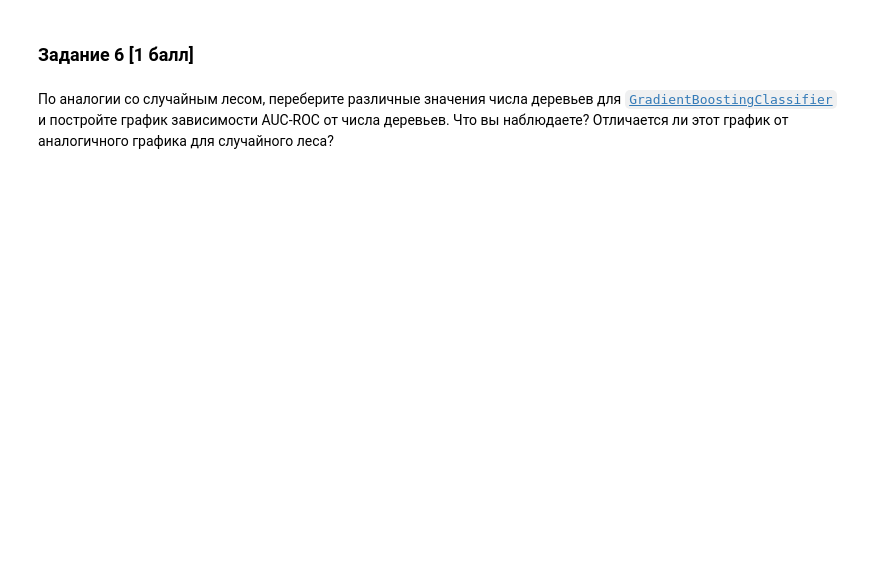
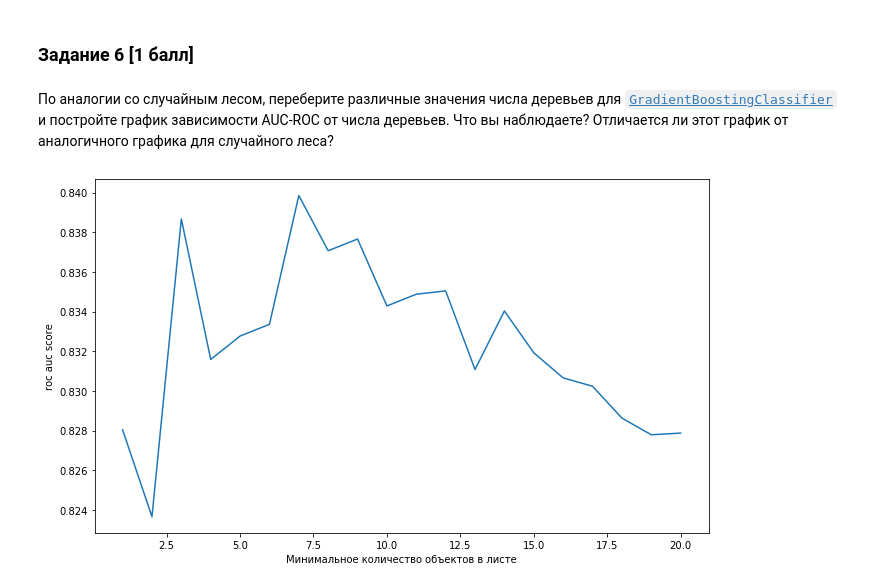
Before and after one commit to Oleg-DS/learning_data_science, a Jupyter notebook: ML/hw04.ipynb, the cells around one changed output. Saved outputs shown, nothing was run; the diff lists cells and outputs as text; code cells hidden in the pictures; blank space fills up the shorter version.

```diff
--- a/ML/hw04.ipynb
+++ b/ML/hw04.ipynb
@@ -459,0 +573,19 @@ plt.show()
+# %%
+# your code here
+# поскольку в 4 задании мы переберали одновременно и разные минимальные количества объектов в листах и
+# разное количество деревьев в Random Forest, то сейчас построим графики зависимости AUC ROC отдельно от разных значений
+# минимального количества объектов в листах и от разного количества деревьев
+roc_auc_leaf = list()
+leaf_obj_num = list(range(1, 21))
+for i in leaf_obj_num:
+    rf_leaf = RandomForestClassifier(n_estimators=200, min_samples_leaf=i, random_state=111)
+    rf_leaf.fit(X_train, y_train)
+    y_prob = rf_leaf.predict_proba(X_test)[:, 1]
+    roc_auc = roc_auc_score(y_test, y_prob)
+    roc_auc_leaf.append(roc_auc)
+plt.plot(leaf_obj_num, roc_auc_leaf)
+plt.xlabel('Минимальное количество объектов в листе')
+plt.ylabel('roc auc score')
+plt.show()
+# %% [output]
+[figure, added]
```
Also changed, not shown: parts of 21 cells of this notebook.
